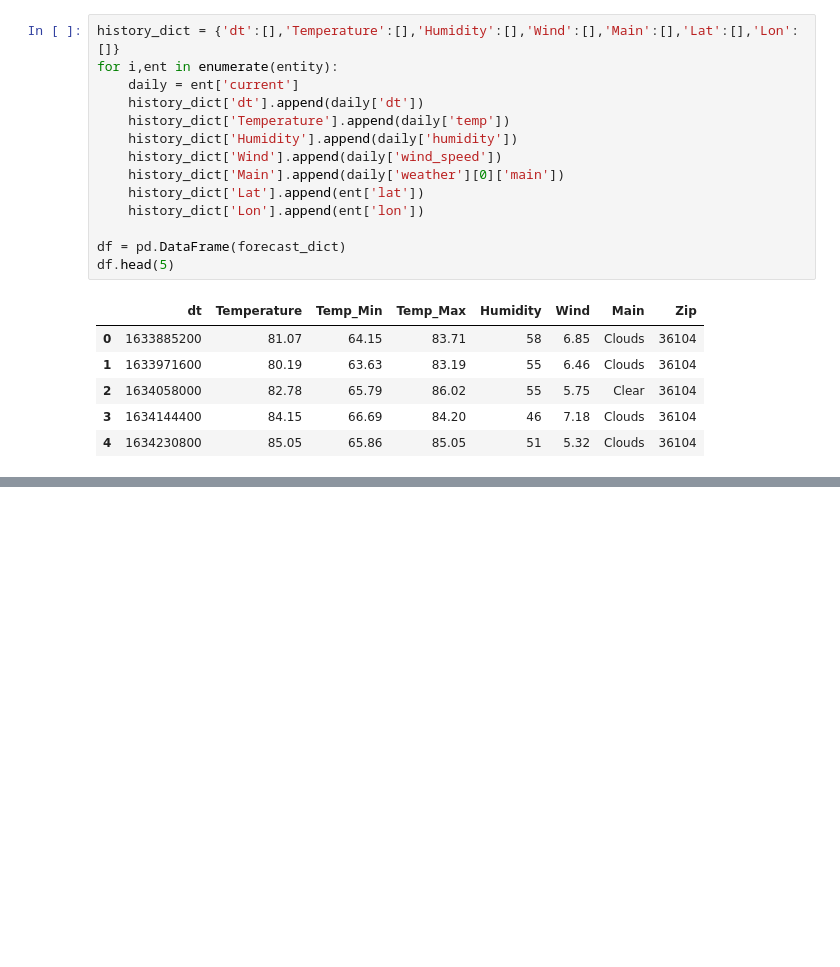
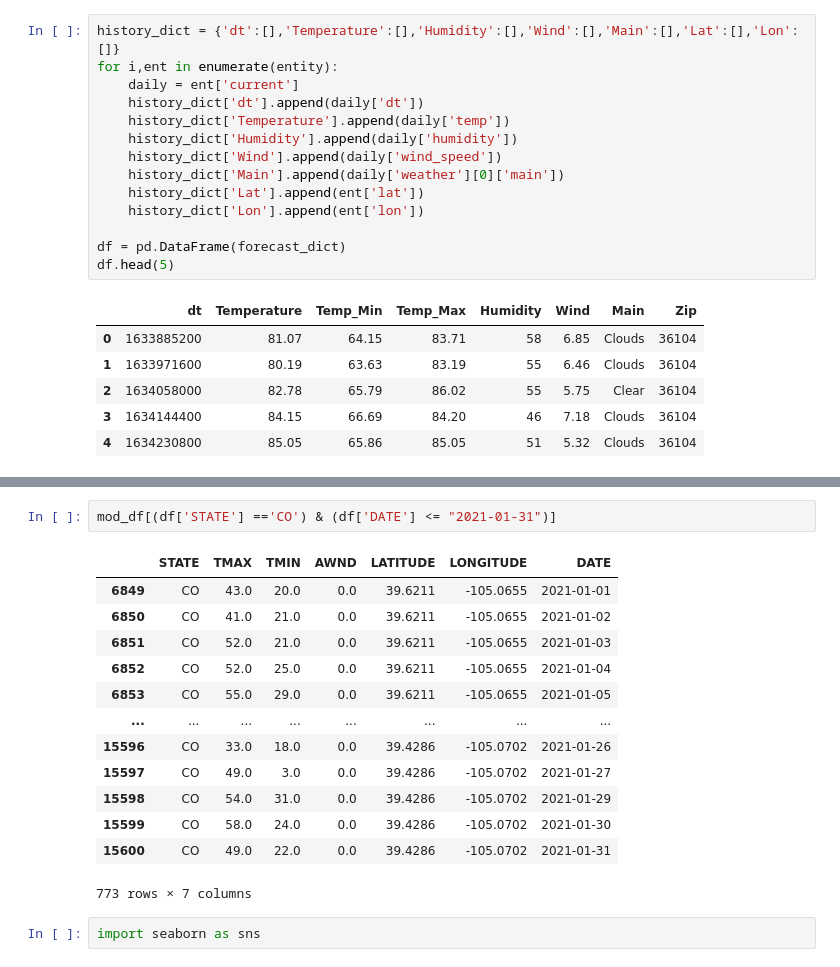
Before and after one commit to hzhi54/OpenWeatherMap_Data_Engineer, a Jupyter notebook: eda_code.ipynb, the cells around one changed output, grey strips where cells are left out. Cells and saved outputs as stored; diff of their text form; blank space fills up the shorter version.

```diff
--- a/eda_code.ipynb
+++ b/eda_code.ipynb
@@ -118,0 +144,18 @@ df.head(5)
+# %%
+mod_df[(df['STATE'] =='CO') & (df['DATE'] <= "2021-01-31")]
+# %% [output]
+|  | STATE | TMAX | TMIN | AWND | LATITUDE | LONGITUDE | DATE |
+| 6849 | CO | 43.0 | 20.0 | 0.0 | 39.6211 | -105.0655 | 2021-01-01 |
+| 6850 | CO | 41.0 | 21.0 | 0.0 | 39.6211 | -105.0655 | 2021-01-02 |
+| 6851 | CO | 52.0 | 21.0 | 0.0 | 39.6211 | -105.0655 | 2021-01-03 |
+| 6852 | CO | 52.0 | 25.0 | 0.0 | 39.6211 | -105.0655 | 2021-01-04 |
+| 6853 | CO | 55.0 | 29.0 | 0.0 | 39.6211 | -105.0655 | 2021-01-05 |
+| ... | ... | ... | ... | ... | ... | ... | ... |
+| 15596 | CO | 33.0 | 18.0 | 0.0 | 39.4286 | -105.0702 | 2021-01-26 |
+| 15597 | CO | 49.0 | 3.0 | 0.0 | 39.4286 | -105.0702 | 2021-01-27 |
+| 15598 | CO | 54.0 | 31.0 | 0.0 | 39.4286 | -105.0702 | 2021-01-29 |
+| 15599 | CO | 58.0 | 24.0 | 0.0 | 39.4286 | -105.0702 | 2021-01-30 |
+| 15600 | CO | 49.0 | 22.0 | 0.0 | 39.4286 | -105.0702 | 2021-01-31 |
+773 rows × 7 columns
+# %%
+import seaborn as sns
```
Also changed, not shown: parts of 10 cells of this notebook, 22 other files.
